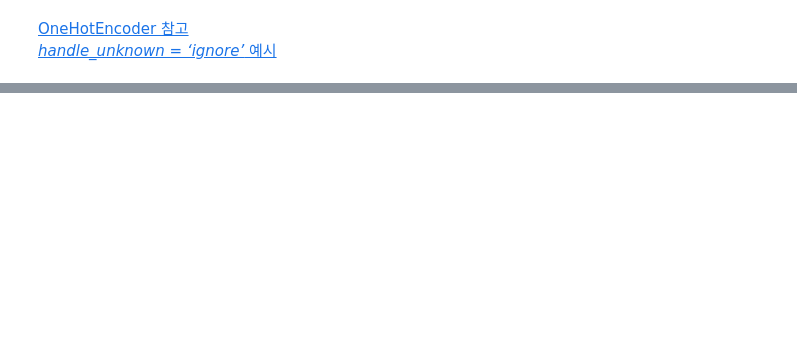
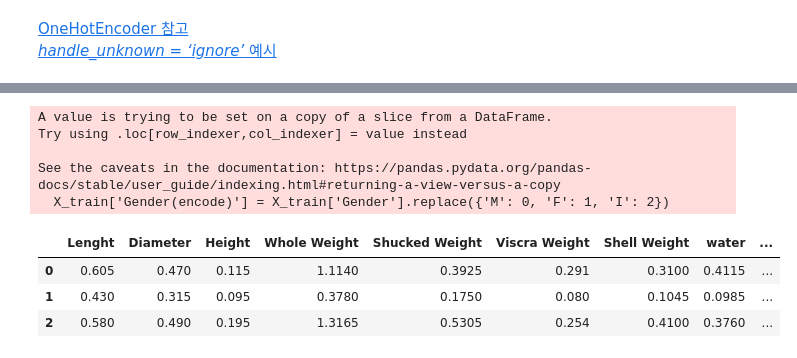
Before and after one commit to Park-Young-Bin/Python_Projects, a Jupyter notebook: 데이콘/[데이콘] 전복 나이 예측 경진대회.ipynb, the cells around one changed output, grey strips where cells are left out. Saved outputs shown, nothing was run; the diff lists cells and outputs as text; code cells hidden in the pictures; blank space fills up the shorter version.

```diff
--- a/데이콘/[데이콘] 전복 나이 예측 경진대회.ipynb
+++ b/데이콘/[데이콘] 전복 나이 예측 경진대회.ipynb
@@ -504,0 +824,14 @@ SyntaxError: invalid syntax (<ipython-input-54-cd54e26e747b>, line 7)
+# %%
+X_train['Gender(encode)'] = X_train['Gender'].replace({'M': 0, 'F': 1, 'I': 2})
+X_train = X_train.drop(columns='Gender')
+X_train.head(3)
+# %% [output]
+A value is trying to be set on a copy of a slice from a DataFrame.
+Try using .loc[row_indexer,col_indexer] = value instead
+
+See the caveats in the documentation: https://pandas.pydata.org/pandas-docs/stable/user_guide/indexing.html#returning-a-view-versus-a-copy
+  X_train['Gender(encode)'] = X_train['Gender'].replace({'M': 0, 'F': 1, 'I': 2})
+|  | Lenght | Diameter | Height | Whole Weight | Shucked Weight | Viscra Weight | Shell Weight | water | ... |
+| 0 | 0.605 | 0.470 | 0.115 | 1.1140 | 0.3925 | 0.291 | 0.3100 | 0.4115 | ... |
+| 1 | 0.430 | 0.315 | 0.095 | 0.3780 | 0.1750 | 0.080 | 0.1045 | 0.0985 | ... |
+| 2 | 0.580 | 0.490 | 0.195 | 1.3165 | 0.5305 | 0.254 | 0.4100 | 0.3760 | ... |
```
Also changed, not shown: parts of 125 cells of this notebook.
